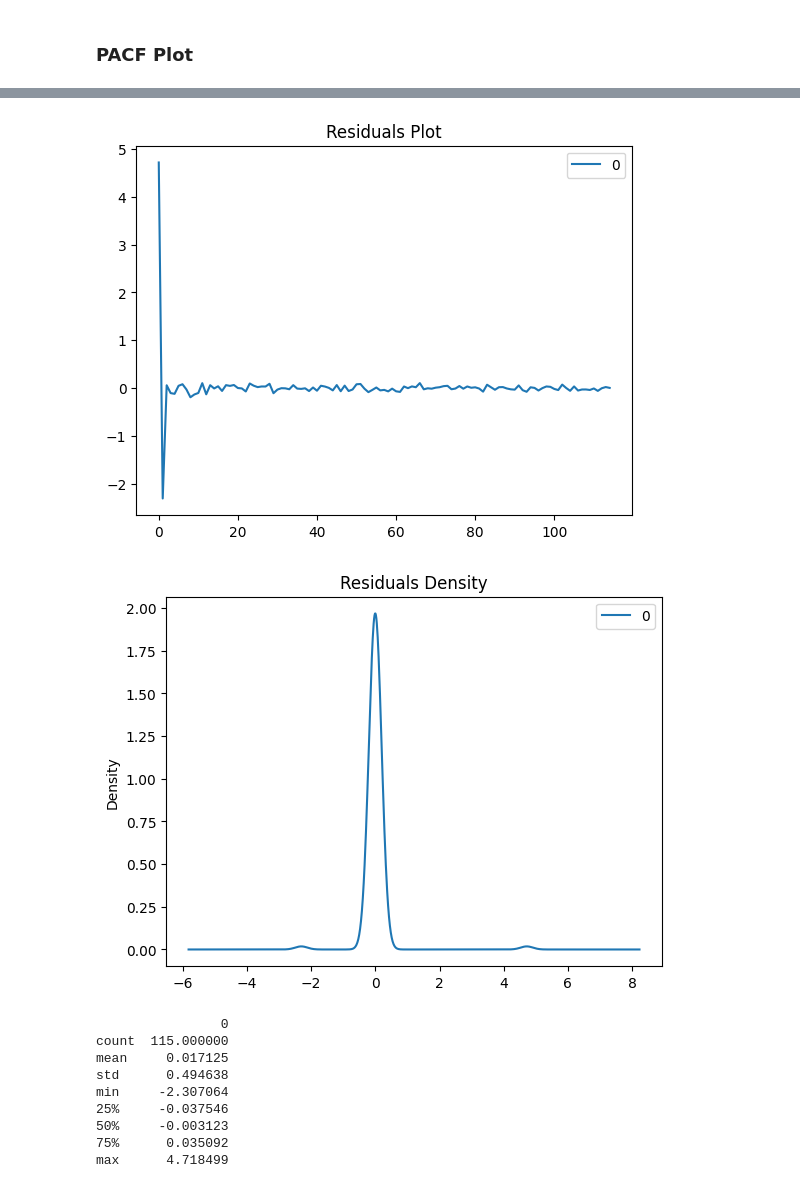
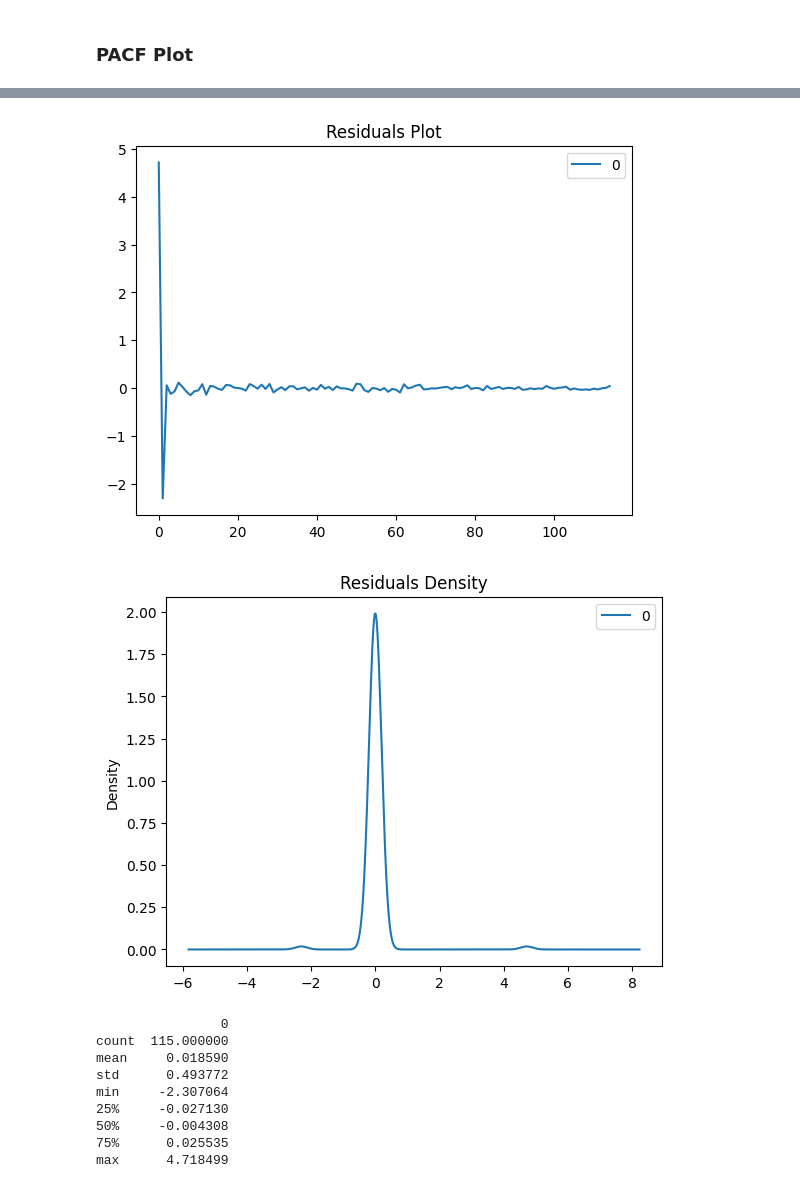
Before and after one commit to Bruno-Moreno/ML---Study, a Jupyter notebook: notebooks/TS/arima_model.ipynb, the cells around one changed output, grey strips where cells are left out. Saved outputs shown, nothing was run; the diff lists cells and outputs as text; code cells hidden in the pictures.

```diff
--- a/notebooks/TS/arima_model.ipynb
+++ b/notebooks/TS/arima_model.ipynb
@@ -306,12 +350,10 @@ Can't conclude AR process. The estimated $p$ value is $p = 12$
 # Arima Naive
 ts_variable = "Passengers_log"
 
-p = 12
+p = 11
 d = 2
 q = 12
 
-model_naive = ARIMA(train[f"{ts_variable}"], order=(1, 1, 1))
-model_optimal = ARIMA(train[f"{ts_variable}"], order=(p,d,q))
+model_arima = ARIMA(train[f"{ts_variable}"], order=(p,d,q))
 
-model_naive_fit = model_naive.fit()
-model_optimal_fit = model_optimal.fit()
+model_arima_fit = model_arima.fit()
@@ -318,8 +377,8 @@ model_optimal_fit = model_optimal.fit()
 # %%
 # Summary of fit Model
-print(model_optimal_fit.summary())
+print(model_arima_fit.summary())
 # Residuals Plot
-residuals = pd.DataFrame(model_optimal_fit.resid)
+residuals = pd.DataFrame(model_arima_fit.resid)
 residuals.plot()
 plt.title("Residuals Plot")
 plt.show()
@@ -346,15 +405,15 @@ Covariance Type:                  opg
 ===================================================================================
 
 Warnings:
 [1] Covariance matrix calculated using the outer product of gradients (complex-step).
 [figure]
-[figure, old version]
+[figure, new version]
                 0
 count  115.000000
-mean     0.017125
-std      0.494638
+mean     0.018590
+std      0.493772
 min     -2.307064
-25%     -0.037546
-50%     -0.003123
-75%      0.035092
+25%     -0.027130
+50%     -0.004308
+75%      0.025535
 max      4.718499
```
Also changed, not shown: parts of 16 cells of this notebook, 6 other files.
